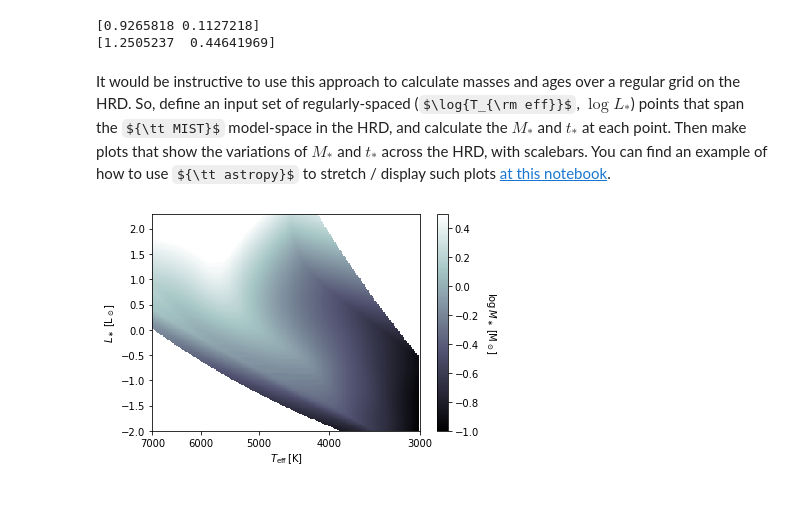
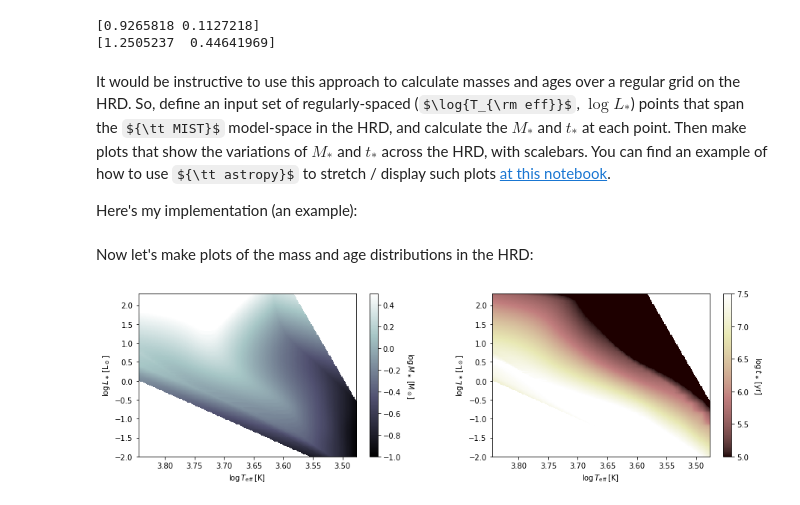
Before and after one commit to seanandrews/dyn-masses, a Jupyter notebook: notebooks/The HR Diagram.ipynb, the cells around one changed output. Cells and saved outputs as stored; diff of their text form; code cells hidden in the pictures; some formulas as TeX source.

```diff
--- a/notebooks/The HR Diagram.ipynb
+++ b/notebooks/The HR Diagram.ipynb
@@ -250,37 +250,65 @@ print(10.**age_est / 1e6)
 [1.2505237  0.44641969]
 # %% [markdown]
 It would be instructive to use this approach to calculate masses and ages over a regular grid on the HRD.  So, define an input set of regularly-spaced ($\log{T_{\rm eff}}$, $\log{L_\ast}$) points that span the ${\tt MIST}$ model-space in the HRD, and calculate the $M_\ast$ and $t_\ast$ at each point.  Then make plots that show the variations of $M_\ast$ and $t_\ast$ across the HRD, with scalebars.  You can find an example of how to use ${\tt astropy}$ to stretch / display such plots [at this notebook](https://github.com/seanandrews/DSHARP_CPDs/blob/master/Part1_ImageManipulation.ipynb).
+
+Here's my implementation (an example):
 # %%
+# create logT and logL arrays; merge them into a 2-D gridded version of the HRD
 logT_gr = np.linspace(np.log10(7000), np.log10(3000), 256)
 logL_gr = np.linspace(np.log10(0.01), np.log10(200), 256)
 logT_grid, logL_grid = np.meshgrid(logT_gr, logL_gr)
 
+# no unravel this into a Ngridpoints x 2 array
 int_points = np.column_stack((np.ravel(logT_grid), np.ravel(logL_grid)))
+
+# mass interpolation, revert back to grid
 mass_interps = griddata(points, values_M, int_points, method='linear')
+mass_grid = np.reshape(mass_interps, logT_grid.shape)
 
-mass_grid = np.reshape(mass_interps, logT_grid.shape)
+# age interpolation, revert back to grid
+age_interps = griddata(points, values_t, int_points, method='linear')
+age_grid = np.reshape(age_interps, logT_grid.shape)
+# %% [markdown]
+Now let's make plots of the mass and age distributions in the HRD:
 # %%
 from astropy.visualization import (LogStretch, LinearStretch, ImageNormalize)    # image visualization functions
 
+# define grid boundaries
+bounds = [logT_gr[0], logT_gr[-1], logL_gr[0], logL_gr[-1]]
+
+# set up and plot the image on the specified scale
+fig, axs = plt.subplots(ncols=2, figsize=(15, 4))
+
+# masses
+ax = axs[0]
 cmap = 'bone'
 vmin, vmax = -1, 0.5    # these are in log Msun units
 norm = ImageNormalize(vmin=vmin, vmax=vmax, stretch=LinearStretch())
-
-bounds = [10**logT_gr[0], 10**logT_gr[-1], logL_gr[0], logL_gr[-1]]
-
-# set up and plot the image on the specified scale
-fig, ax = plt.subplots()
 im = ax.imshow(mass_grid, origin='lower', cmap=cmap, extent=bounds, norm=norm, aspect='auto')
-ax.set_xlim([10**logT_gr[0], 10**logT_gr[-1]])
-ax.set_xscale('log')
+ax.set_xlim([logT_gr[0], logT_gr[-1]])
 ax.set_ylim([logL_gr[0], logL_gr[-1]])
-ax.set_xlabel(r'$T_{\rm eff} \, [{\rm K}]$')
-ax.set_xticks([7000, 6000, 5000, 4000, 3000])
-ax.set_xticklabels(['7000', '6000', '5000', '4000', '3000'])
-ax.set_ylabel(r'$L_\ast \, [{\rm L}_\odot]$')
+ax.set_xlabel(r'$\log{\, T_{\rm eff}} \, [{\rm K}]$')
+ax.set_ylabel(r'$\log{\, L_\ast} \, [{\rm L}_\odot]$')
 
 # add a scalebar
 cb = plt.colorbar(im, ax=ax, pad=0.05)
 cb.set_label(r'$\log{\, M_\ast} \, [{\rm M}_\odot]$', rotation=270, labelpad=19)
+
+# ages
+ax = axs[1]
+cmap = 'pink'
+vmin, vmax = 5., 7.5    # these are in log age units
+norm = ImageNormalize(vmin=vmin, vmax=vmax, stretch=LinearStretch())
+im = ax.imshow(age_grid, origin='lower', cmap=cmap, extent=bounds, norm=norm, aspect='auto')
+ax.set_xlim([logT_gr[0], logT_gr[-1]])
+ax.set_ylim([logL_gr[0], logL_gr[-1]])
+ax.set_xlabel(r'$\log{\, T_{\rm eff}} \, [{\rm K}]$')
+ax.set_ylabel(r'$\log{\, L_\ast} \, [{\rm L}_\odot]$')
+
+# add a scalebar
+cb = plt.colorbar(im, ax=ax, pad=0.05)
+cb.set_label(r'$\log{\, t_\ast} \, [{\rm yr}]$', rotation=270, labelpad=19)
+
+fig.subplots_adjust(wspace=0.3)
 # %% [output]
-[figure, old version]
+[figure, new version]
```
Also changed, not shown: parts of 6 cells of this notebook.
